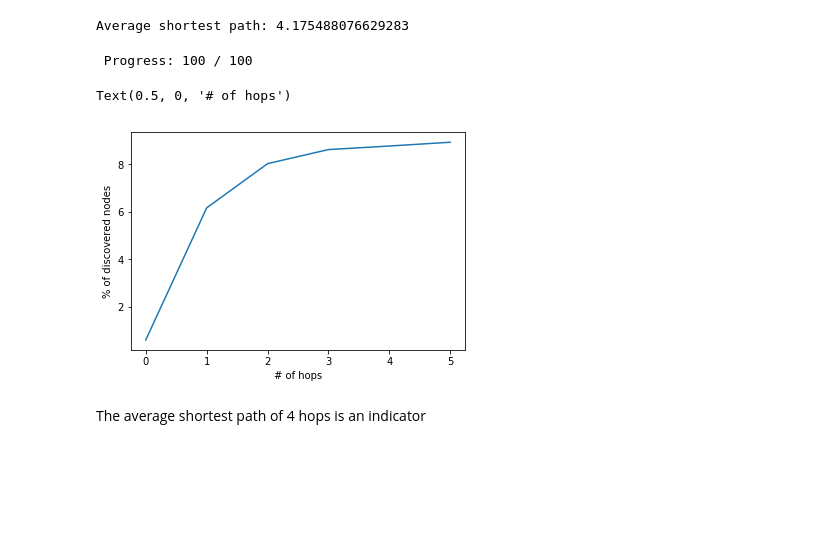
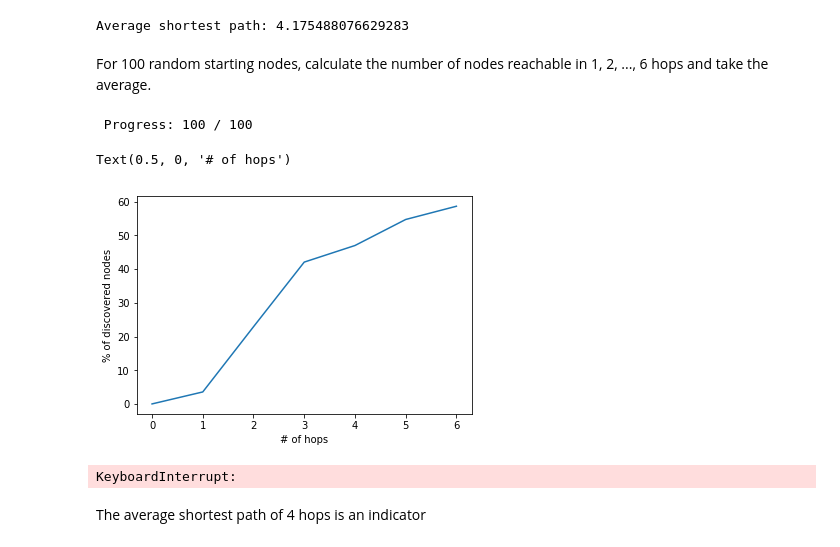
Before and after one commit to rbischof/ianalytics, a Jupyter notebook: ix-lab2/notebooks/ix-lab2-notebook-part1.ipynb, the cells around one changed output. Saved outputs shown, nothing was run; the diff lists cells and outputs as text; code cells hidden in the pictures; blank space fills up the shorter version.

```diff
--- a/ix-lab2/notebooks/ix-lab2-notebook-part1.ipynb
+++ b/ix-lab2/notebooks/ix-lab2-notebook-part1.ipynb
@@ -119,11 +127,13 @@ def reachable_nodes_in_k_hops(s, node, k):
         s = s | reachable_nodes_in_k_hops(s, n, k-1)
 
     return s
+# %% [markdown]
+For 100 random starting nodes, calculate the number of nodes reachable in 1, 2, ..., 6 hops and take the average.
 # %%
 gc = list(conn_components[0])
-res = np.zeros((100, 6))
+res = np.zeros((100, 7))
 for i in range(100):
-    for j in range(6):
+    for j in range(7):
         np.random.seed(i)
         s = reachable_nodes_in_k_hops(set(), np.random.choice(gc), j+1)
         res[i, j] = len(s)
@@ -133,12 +143,16 @@ means = np.mean(res, axis=0)
 # %% [output]
  Progress: 100 / 100
 # %%
-plt.plot(np.log(means))
+plt.plot(means / len(gc) *100)
 plt.ylabel("% of discovered nodes")
 plt.xlabel("# of hops")
 # %% [output]
 Text(0.5, 0, '# of hops')
-[figure, old version]
+[figure, new version]
+# %%
+nx.algorithms.smallworld.omega(G)
+# %% [output]
+KeyboardInterrupt:
 # %% [markdown]
 The average shortest path of 4 hops is an indicator
 # %% [markdown]
```
Also changed, not shown: parts of 5 cells of this notebook.
